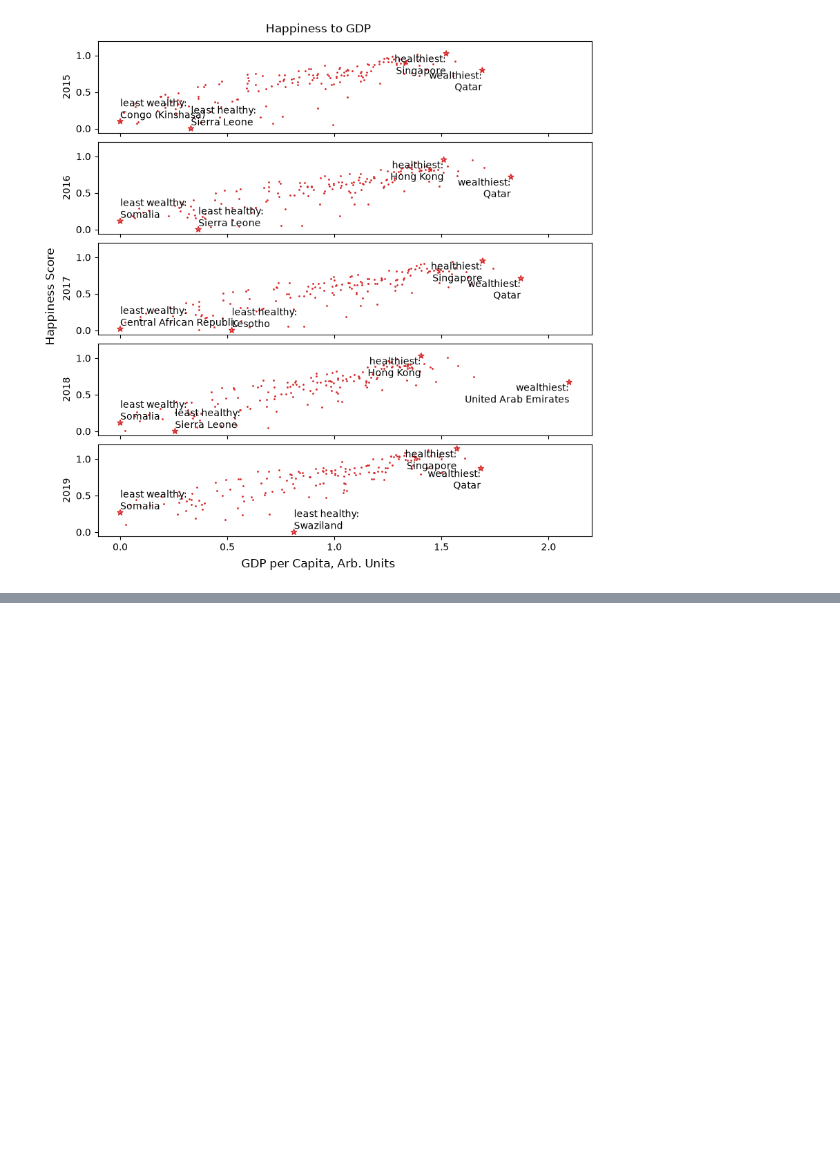
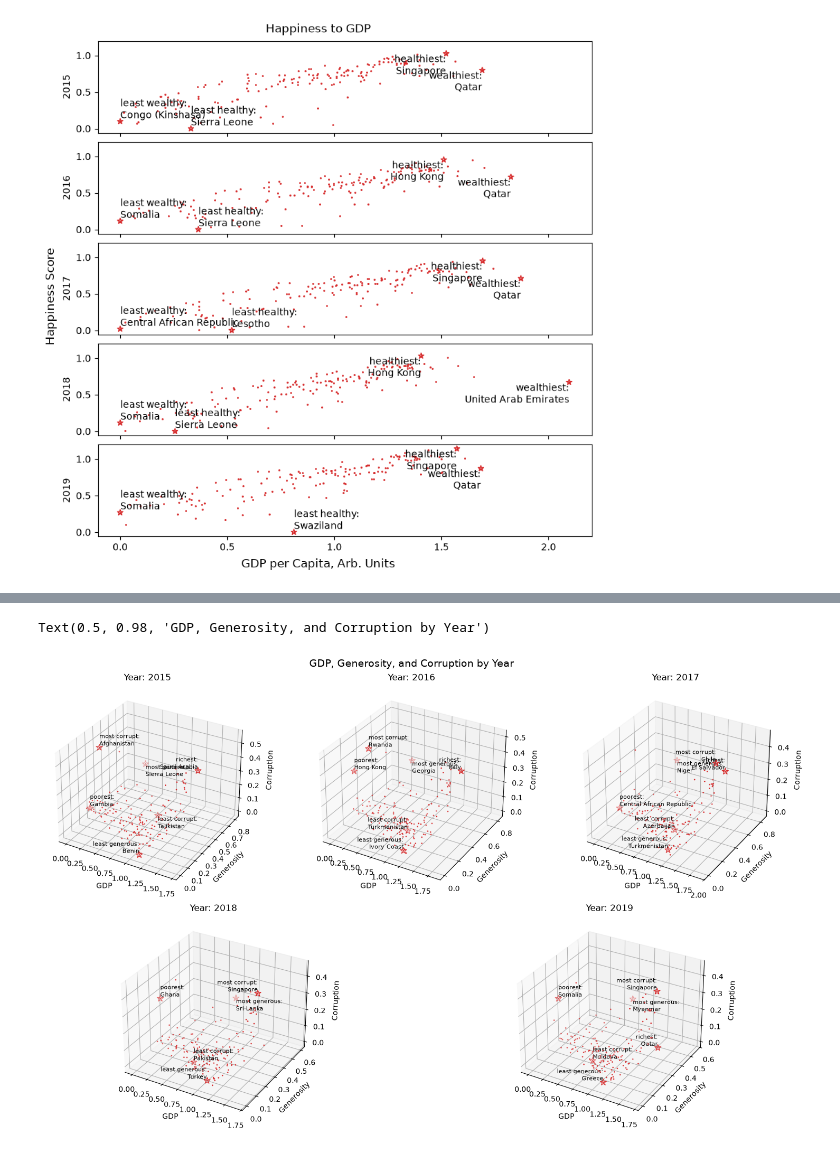
Before and after one commit to louscher-hunter/happiness-report, a Jupyter notebook: data_analysis.ipynb, the cells around one changed output, grey strips where cells are left out. Cells and saved outputs as stored; diff of their text form; code cells hidden in the pictures; blank space fills up the shorter version.

```diff
--- a/data_analysis.ipynb
+++ b/data_analysis.ipynb
@@ -100,0 +138,75 @@ np.float64(1.141)
+# %%
+import matplotlib.pyplot as plt
+import numpy as np
+
+# 1. Create a wider figure and a 2-row by 6-column GridSpec
+fig4 = plt.figure(figsize=(15, 9), constrained_layout=True)
+gs = fig4.add_gridspec(2, 6)
+
+# 2. Define the 5 3D subplots (top 3 span 2 cols each; bottom 2 span 3 cols each)
+axes4 = [
+    fig4.add_subplot(gs[0, 0:2], projection='3d'), # Top-left
+    fig4.add_subplot(gs[0, 2:4], projection='3d'), # Top-middle
+    fig4.add_subplot(gs[0, 4:6], projection='3d'), # Top-right
+    fig4.add_subplot(gs[1, 0:3], projection='3d'), # Bottom-left (centered)
+    fig4.add_subplot(gs[1, 3:6], projection='3d')  # Bottom-right (centered)
+]
+
+# 3. Your existing loop works without any changes
+for i, (db, ax, year) in enumerate(zip(dblist, axes4, years)):
+    X = db.filter(regex='(?i)gdp').squeeze()
+    Y = db.filter(regex='(?i)generosity').squeeze()
+    Z = db.filter(regex='(?i)corruption').squeeze()
+
+    ax.scatter(X, Y, Z, s=1, c='tab:red')
+
+    generosityDex = np.argmax(Y)
+    stingyDex = np.argmin(Y)
+    richDex = np.argmax(X)
+    poorDex = np.argmin(X)
+    corruptDex = np.argmax(Z)
+    principleDex = np.argmin(Z)
+
+    notableDexes = [
+        generosityDex, stingyDex, richDex, poorDex, corruptDex, principleDex
+    ]
+    notableCountries = [countries[dex] for dex in notableDexes]
+    notableTitles = [
+        'most generous', 'least generous', 'richest',
+        'poorest', 'most corrupt', 'least corrupt'
+    ]
+    notableLabels = [
+        f'{title}:\n{country}' for title, country in zip(notableTitles, notableCountries)
+    ]
+
+    ax.scatter(
+        X.iloc[notableDexes],
+        Y.iloc[notableDexes],
+        Z.iloc[notableDexes],
+        marker='*',
+        facecolor='none',
+        edgecolor='tab:red',
+        s=80
+    )
+
+    for dex, label in zip(notableDexes, notableLabels):
+        x, y, z = X.iloc[dex], Y.iloc[dex], Z.iloc[dex]
+        top = y > (Y.max() + Y.min()) / 2
+        right = x > (X.max() + X.min()) / 2
+
+        ax.text(
+            x, y, z, label,
+            ha=('right' if right else 'left'),
+            va=('top' if top else 'bottom'),
+            fontsize=8
+        )
+
+    ax.set_title(f'Year: {year}')
+    ax.set_xlabel('GDP')
+    ax.set_ylabel('Generosity')
+    ax.set_zlabel('Corruption')
+
+fig4.suptitle("GDP, Generosity, and Corruption by Year", fontsize=14)
+# %% [output]
+Text(0.5, 0.98, 'GDP, Generosity, and Corruption by Year')
+[figure, added]
```
Also changed, not shown: parts of 18 cells of this notebook.
